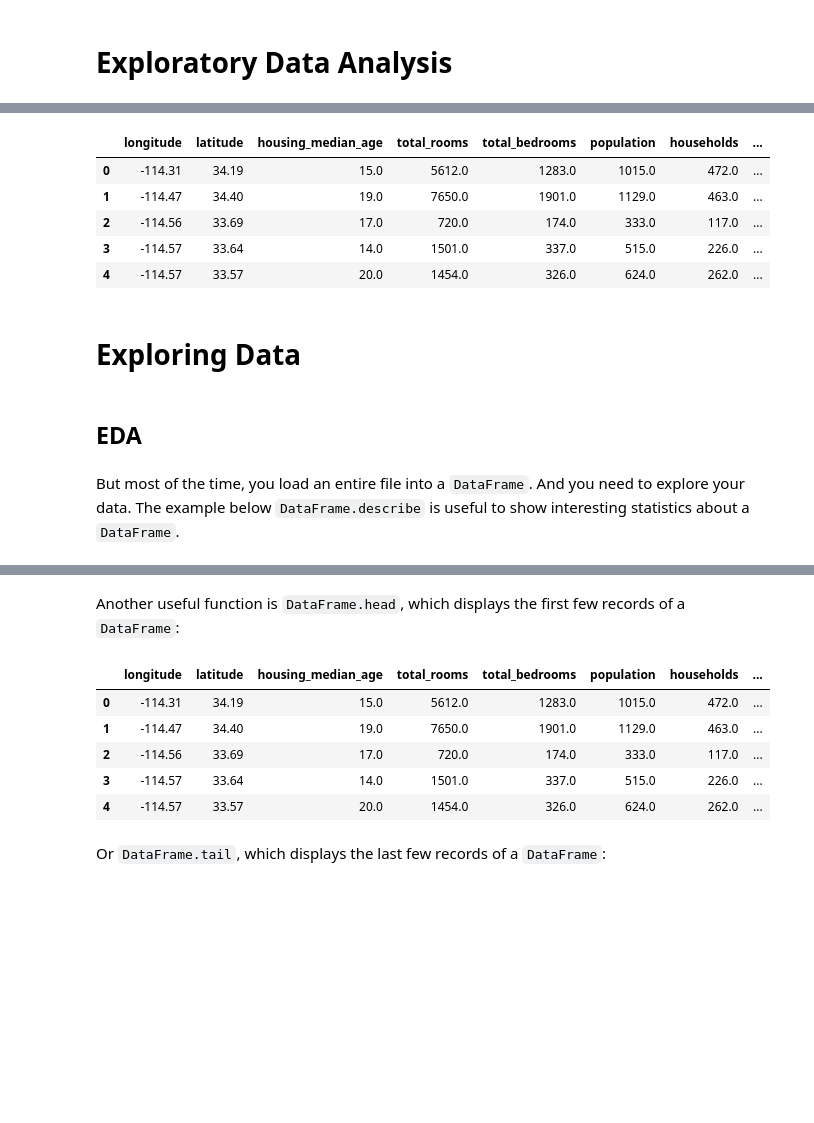
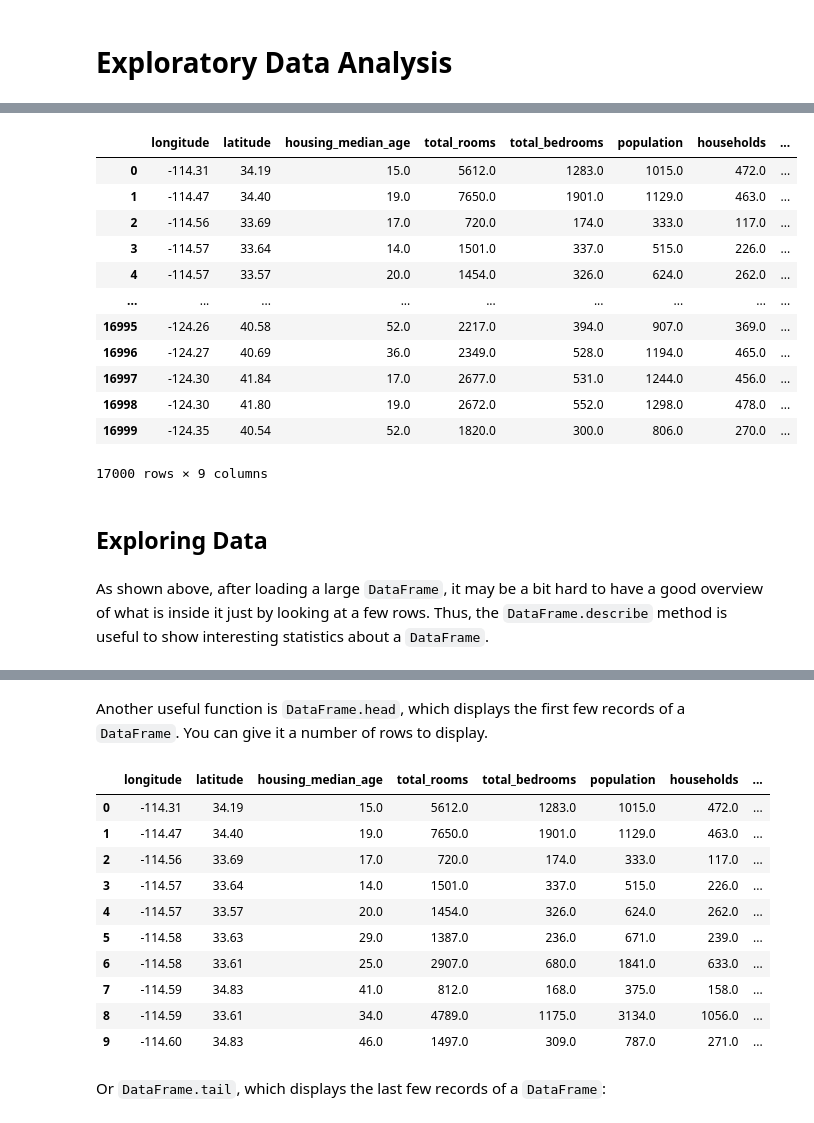
Before and after one commit to BiAPoL/PoL-BioImage-Analysis-TS-Early-Career-Track, a Jupyter notebook: docs/day2d_pandas_statistics/03_Pandas_EDA.ipynb, the cells around one changed output, grey strips where cells are left out. Cells and saved outputs as stored; diff of their text form; code cells hidden in the pictures; blank space fills up the shorter version.

```diff
--- a/docs/day2d_pandas_statistics/03_Pandas_EDA.ipynb
+++ b/docs/day2d_pandas_statistics/03_Pandas_EDA.ipynb
@@ -79,20 +21,24 @@ But most of the time, you load an entire file into a `DataFrame`. The following
 # %%
 california_housing_dataframe = pd.read_csv("https://download.mlcc.google.com/mledu-datasets/california_housing_train.csv", sep=",")
-california_housing_dataframe.head()
-#california_housing_dataframe.tail()
+california_housing_dataframe
 # %% [output]
 |  | longitude | latitude | housing_median_age | total_rooms | total_bedrooms | population | households | ... |
 | 0 | -114.31 | 34.19 | 15.0 | 5612.0 | 1283.0 | 1015.0 | 472.0 | ... |
 | 1 | -114.47 | 34.40 | 19.0 | 7650.0 | 1901.0 | 1129.0 | 463.0 | ... |
 | 2 | -114.56 | 33.69 | 17.0 | 720.0 | 174.0 | 333.0 | 117.0 | ... |
 | 3 | -114.57 | 33.64 | 14.0 | 1501.0 | 337.0 | 515.0 | 226.0 | ... |
 | 4 | -114.57 | 33.57 | 20.0 | 1454.0 | 326.0 | 624.0 | 262.0 | ... |
+| ... | ... | ... | ... | ... | ... | ... | ... | ... |
+| 16995 | -124.26 | 40.58 | 52.0 | 2217.0 | 394.0 | 907.0 | 369.0 | ... |
+| 16996 | -124.27 | 40.69 | 36.0 | 2349.0 | 528.0 | 1194.0 | 465.0 | ... |
+| 16997 | -124.30 | 41.84 | 17.0 | 2677.0 | 531.0 | 1244.0 | 456.0 | ... |
+| 16998 | -124.30 | 41.80 | 19.0 | 2672.0 | 552.0 | 1298.0 | 478.0 | ... |
+| 16999 | -124.35 | 40.54 | 52.0 | 1820.0 | 300.0 | 806.0 | 270.0 | ... |
+17000 rows × 9 columns
 # %% [markdown]
-# Exploring Data
+## Exploring Data
-# %% [markdown]
-## EDA
-# %% [markdown]
-But most of the time, you load an entire file into a `DataFrame`. And you need to explore your data. The example below `DataFrame.describe` is useful to show interesting statistics about a `DataFrame`.
+# %% [markdown]
+As shown above, after loading a large `DataFrame`, it may be a bit hard to have a good overview of what is inside it just by looking at a few rows. Thus, the `DataFrame.describe` method is useful to show interesting statistics about a `DataFrame`.
 # %%
 california_housing_dataframe.describe()
 # %% [output]
@@ -106,9 +52,9 @@ california_housing_dataframe.describe()
 | 75% | -118.000000 | 37.720000 | 37.000000 | 3151.250000 | 648.250000 | 1721.000000 | 605.250000 | ... |
 | max | -114.310000 | 41.950000 | 52.000000 | 37937.000000 | 6445.000000 | 35682.000000 | 6082.000000 | ... |
 # %% [markdown]
-Another useful function is `DataFrame.head`, which displays the first few records of a `DataFrame`:
+Another useful function is `DataFrame.head`, which displays the first few records of a `DataFrame`. You can give it a number of rows to display.
 # %%
-california_housing_dataframe.head()
+california_housing_dataframe.head(10)
 # %% [output]
 |  | longitude | latitude | housing_median_age | total_rooms | total_bedrooms | population | households | ... |
 | 0 | -114.31 | 34.19 | 15.0 | 5612.0 | 1283.0 | 1015.0 | 472.0 | ... |
@@ -116,6 +62,11 @@ california_housing_dataframe.head()
 | 2 | -114.56 | 33.69 | 17.0 | 720.0 | 174.0 | 333.0 | 117.0 | ... |
 | 3 | -114.57 | 33.64 | 14.0 | 1501.0 | 337.0 | 515.0 | 226.0 | ... |
 | 4 | -114.57 | 33.57 | 20.0 | 1454.0 | 326.0 | 624.0 | 262.0 | ... |
+| 5 | -114.58 | 33.63 | 29.0 | 1387.0 | 236.0 | 671.0 | 239.0 | ... |
+| 6 | -114.58 | 33.61 | 25.0 | 2907.0 | 680.0 | 1841.0 | 633.0 | ... |
+| 7 | -114.59 | 34.83 | 41.0 | 812.0 | 168.0 | 375.0 | 158.0 | ... |
+| 8 | -114.59 | 33.61 | 34.0 | 4789.0 | 1175.0 | 3134.0 | 1056.0 | ... |
+| 9 | -114.60 | 34.83 | 46.0 | 1497.0 | 309.0 | 787.0 | 271.0 | ... |
 # %% [markdown]
 Or `DataFrame.tail`, which displays the last few records of a `DataFrame`:
 # %%
```
Also changed, not shown: parts of 24 cells of this notebook, 3 other files.
